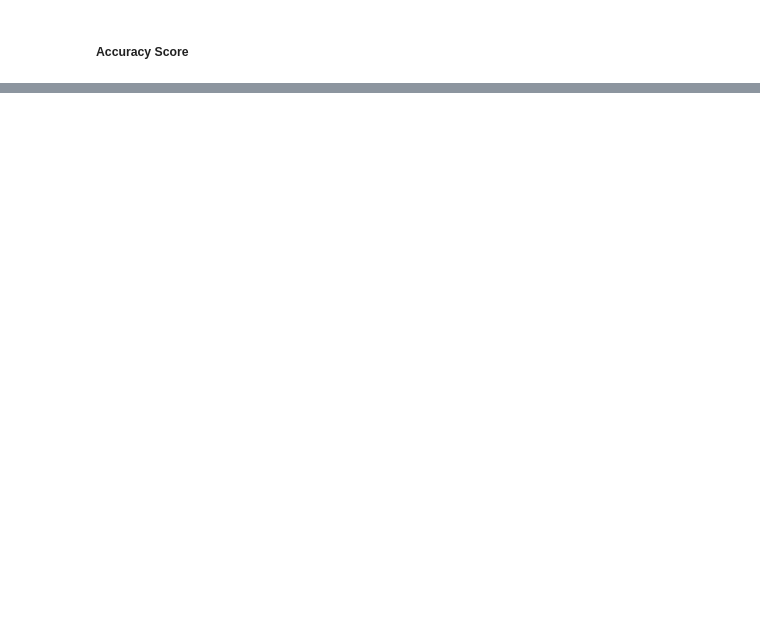
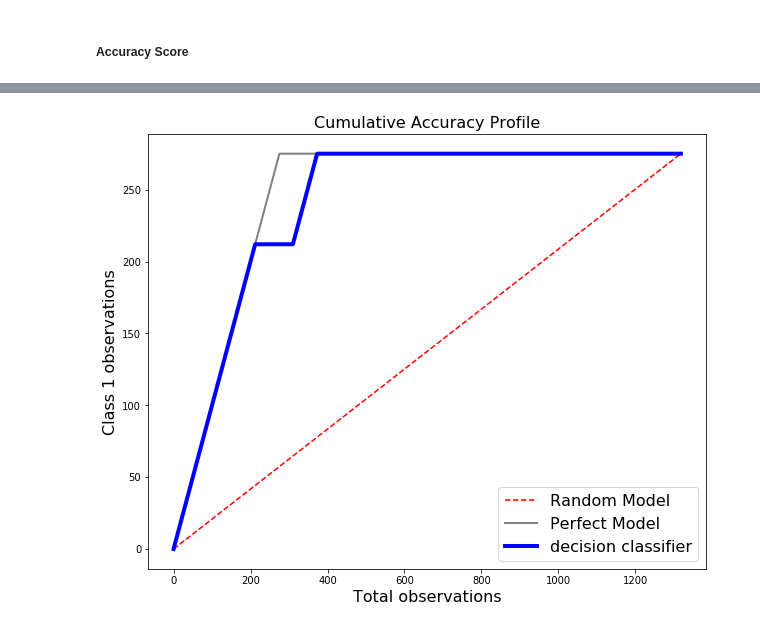
Before and after one commit to SunnyRaj94/Advance-Machine-Learning, a Jupyter notebook: error_analysis_and_reduction/02_predict_hiv.ipynb, the cells around one changed output, grey strips where cells are left out. Saved outputs shown, nothing was run; the diff lists cells and outputs as text; code cells hidden in the pictures; blank space fills up the shorter version.

```diff
--- a/error_analysis_and_reduction/02_predict_hiv.ipynb
+++ b/error_analysis_and_reduction/02_predict_hiv.ipynb
@@ -161,0 +254,5 @@ print(accuracy_score(forest_test_prediction,test_Y))
+# %%
+label="decision classifier"
+plot_cap(test_X,test_Y,label,decision_classifier)
+# %% [output]
+[figure, added]
```
Also changed, not shown: parts of 16 cells of this notebook, 1 other file.
